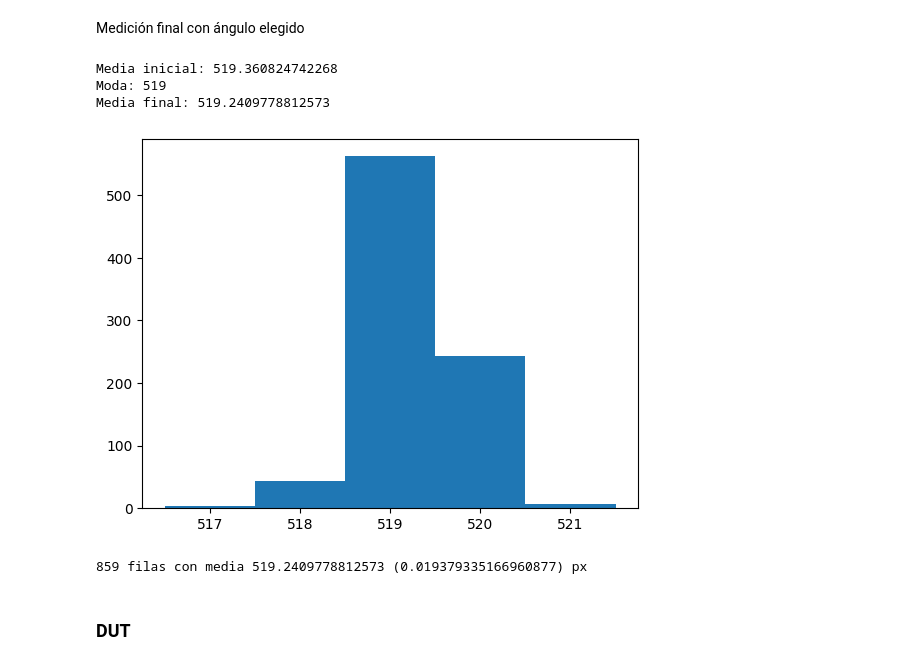
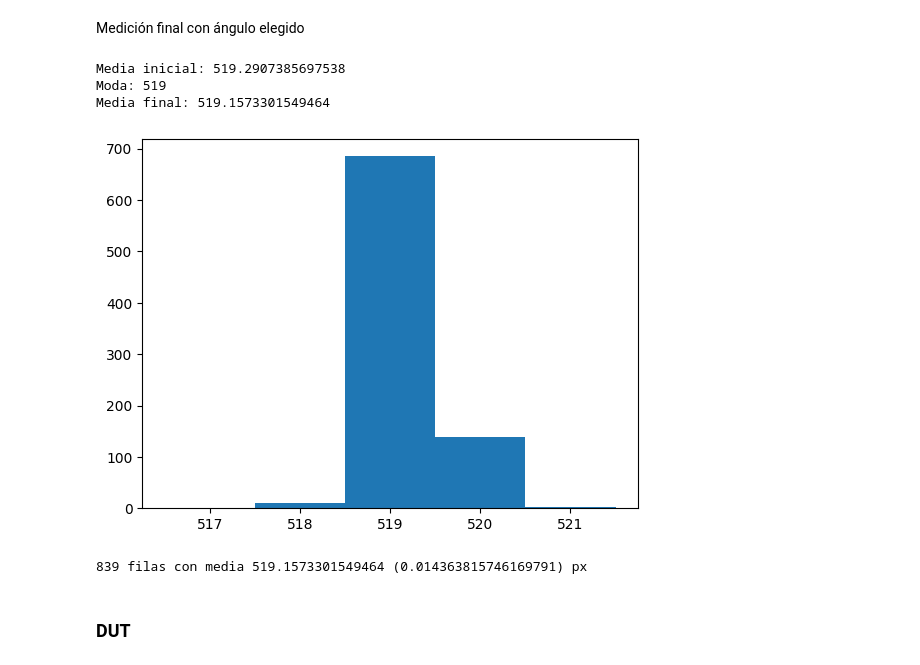
Before and after one commit to MartinMusumano/Medicion_lineas_RF, a Jupyter notebook: medicion_diametros.ipynb, the cells around one changed output. Cells and saved outputs as stored; diff of their text form; code cells hidden in the pictures.

```diff
--- a/medicion_diametros.ipynb
+++ b/medicion_diametros.ipynb
@@ -32,16 +35,16 @@ Utiliza uno de los métodos de deteccion y optimiza el ángulo de rotación (si
 Comprobar las imágenes de entrada
 # %%
 # Comprobar las imágenes
-SCALE = 75  # Factor de escala para visualización
+SCALE = 55  # Factor de escala para visualización
 
 patron = cv2.imread(path_patron)
-patron = delete_bottom(patron, 60)
+patron = delete_bottom(patron, 80)
 # patron = delete_left(patron, 10)
 # patron = delete_right(patron, 10)
 show_image(patron, SCALE)
 
 dut = cv2.imread(path_dut)
-dut = delete_bottom(dut, 60)
+dut = delete_bottom(dut, 315)
 # dut = delete_left(dut, 10)
 # dut = delete_right(dut, 10)
 show_image(dut, SCALE)
@@ -72,3 +53,20 @@ Umbrales:  117.5 240.0
+# %%
+if CANNY:
+    # Otros parámetros a definir (ver función Canny_Edges)
+    bs = 3 # blur_size
+    l2g = True #L2gradient
+    # ----------------------------------------
+    dt1 = DefineThreshold(patron, Canny_Edges, two_params=True, scale=SCALE)
+    th1_pat, th2_pat = dt1.get_th(blur_size = bs, L2gradient = l2g)
+
+    dt1 = DefineThreshold(dut, Canny_Edges, two_params=True, scale=SCALE)
+    th1_dut, th2_dut = dt1.get_th(blur_size = bs, L2gradient = l2g)
+else:
+    dt1 = DefineThreshold(patron, Thresholding, two_params=False, scale=SCALE)
+    th1_pat, th2_pat = dt1.get_th()
+
+    dt1 = DefineThreshold(dut, Thresholding, two_params=False, scale=SCALE)
+    th1_dut, th2_dut = dt1.get_th()
 # %% [markdown]
 ### PATRÓN
 # %% [markdown]
@@ -89,9 +87,9 @@ if ENDEREZAR:
     for i,g in enumerate(grados):   # Verifica uno a uno los ángulos
         img = rotate_and_cut(patron, g)  # Rota la imagen g grados
         if CANNY:
-            edges = Canny_Edges(img, th1, th2)    #Deteccion de bordes
+            edges = Canny_Edges(img, th1_pat, th2_pat, l2g, bs)    #Deteccion de bordes
         else:
-            edges = Thresholding(img, th1, th2)
+            edges = Thresholding(img, th1_pat, th2_pat)
 
         firsts = []
         lasts = []
@@ -128,19 +126,19 @@ Medición final con ángulo elegido
 # %%
 img = rotate_and_cut(patron, angulo_elegido)  # Rota la imagen g grados según lo ajustado
 if CANNY:
-    edges = Canny_Edges(img, th1, th2)    #Deteccion de bordes
+    edges = Canny_Edges(img, th1_pat, th2_pat)    #Deteccion de bordes
 else:
-    edges = Thresholding(img, th1, th2)
+    edges = Thresholding(img, th1_pat, th2_pat)
 show_image(edges, SCALE)
-cv2.imwrite(DIR + "Pat_Edges.bmp", edges)
+# cv2.imwrite(DIR + "Pat_Edges.bmp", edges)
 diams1 = direct_distance(edges, outlier_percent=0.5, plot=True)   #Mide distancias entre bordes
 mean_patron, u_patron = measure_distribution(diams1)   #Guarda las medias y desvios
 # %% [output]
-Media inicial: 519.360824742268
+Media inicial: 519.2907385697538
 Moda: 519
-Media final: 519.2409778812573
+Media final: 519.1573301549464
-[figure, old version]
+[figure, new version]
-859 filas con media 519.2409778812573 (0.019379335166960877) px
+839 filas con media 519.1573301549464 (0.014363815746169791) px
 # %% [markdown]
 ### DUT
 # %% [markdown]
```
Also changed, not shown: parts of 7 cells of this notebook, 1 other file.
